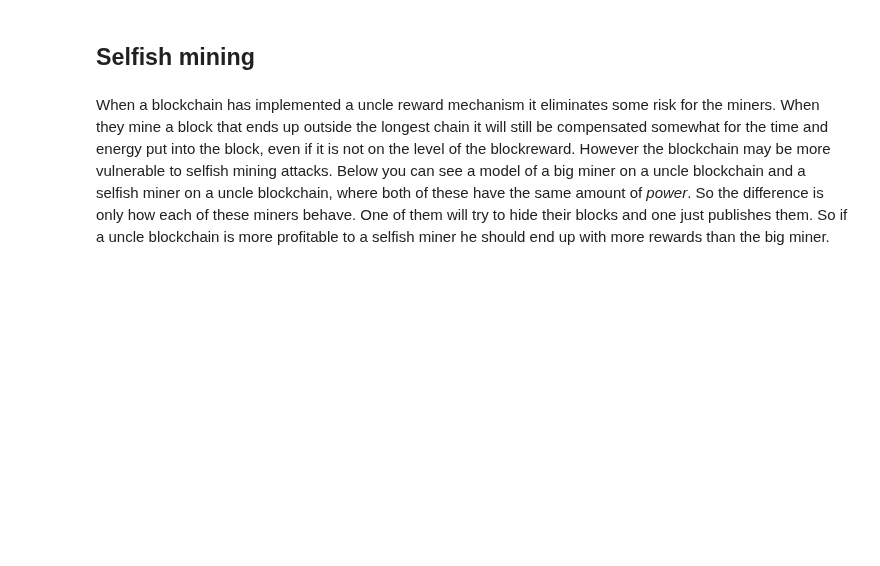
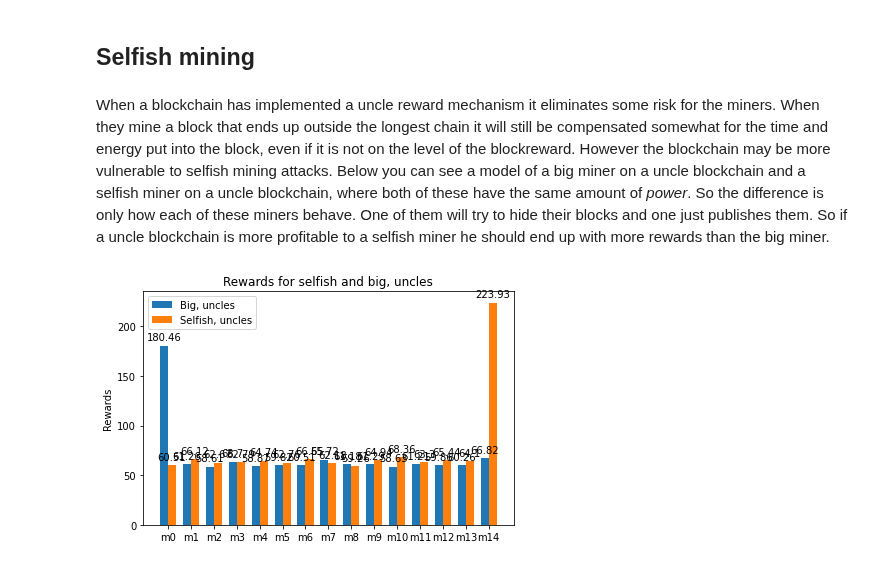
Before and after one commit to Od1nB/ProjectBlockchain, a Jupyter notebook: Project2_Uncles.ipynb, the cells around one changed output. Saved outputs shown, nothing was run; the diff lists cells and outputs as text; code cells hidden in the pictures; blank space fills up the shorter version.

```diff
--- a/Project2_Uncles.ipynb
+++ b/Project2_Uncles.ipynb
@@ -563,0 +551,2 @@ When a blockchain has implemented a uncle reward mechanism it eliminates some ri
+# %%
+miner_rewards_normal_selfish, miner_rewards_uncles_selfish = getavg(100,run,num_blocks=100,num_miners=14, uncle_reward=3, nephew_reward=2, num_selfish_miners=1, mining_power_selfish=30)
@@ -564,18 +555,19 @@ When a blockchain has implemented a uncle reward mechanism it eliminates some ri
 # %%
-# width = 0.35
-# xpos = np.arange(len(miner_names))
+width = 0.35
+xpos = np.arange(len(miner_names))
 
-# fig, ax = plt.subplots()
-# normal = ax.bar(xpos - width/2, miner_rewards_uncles_big, width, label="Big, uncles")
-# uncles = ax.bar(xpos + width/2, miner_rewards_uncles_selfish, width, label="Selfish, uncles")
+fig, ax = plt.subplots()
+normal = ax.bar(xpos - width/2, miner_rewards_uncles_big, width, label="Big, uncles")
+uncles = ax.bar(xpos + width/2, miner_rewards_uncles_selfish, width, label="Selfish, uncles")
 
-# ax.set_ylabel("Rewards")
-# ax.set_title("Rewards for selfish and big, uncles")
-# ax.set_xticks(xpos)
-# ax.set_xticklabels(miner_names)
-# ax.legend()
-# ax.bar_label(normal,padding=3)
-# ax.bar_label(uncles,padding=3)
-# fig.tight_layout()
-# plt.show()
-# print(miner_rewards_uncles_selfish)
+ax.set_ylabel("Rewards")
+ax.set_title("Rewards for selfish and big, uncles")
+ax.set_xticks(xpos)
+ax.set_xticklabels(miner_names)
+ax.legend()
+ax.bar_label(normal,padding=3)
+ax.bar_label(uncles,padding=3)
+fig.tight_layout()
+plt.show()
+# %% [output]
+[figure, added]
```
Also changed, not shown: parts of 17 cells of this notebook.
